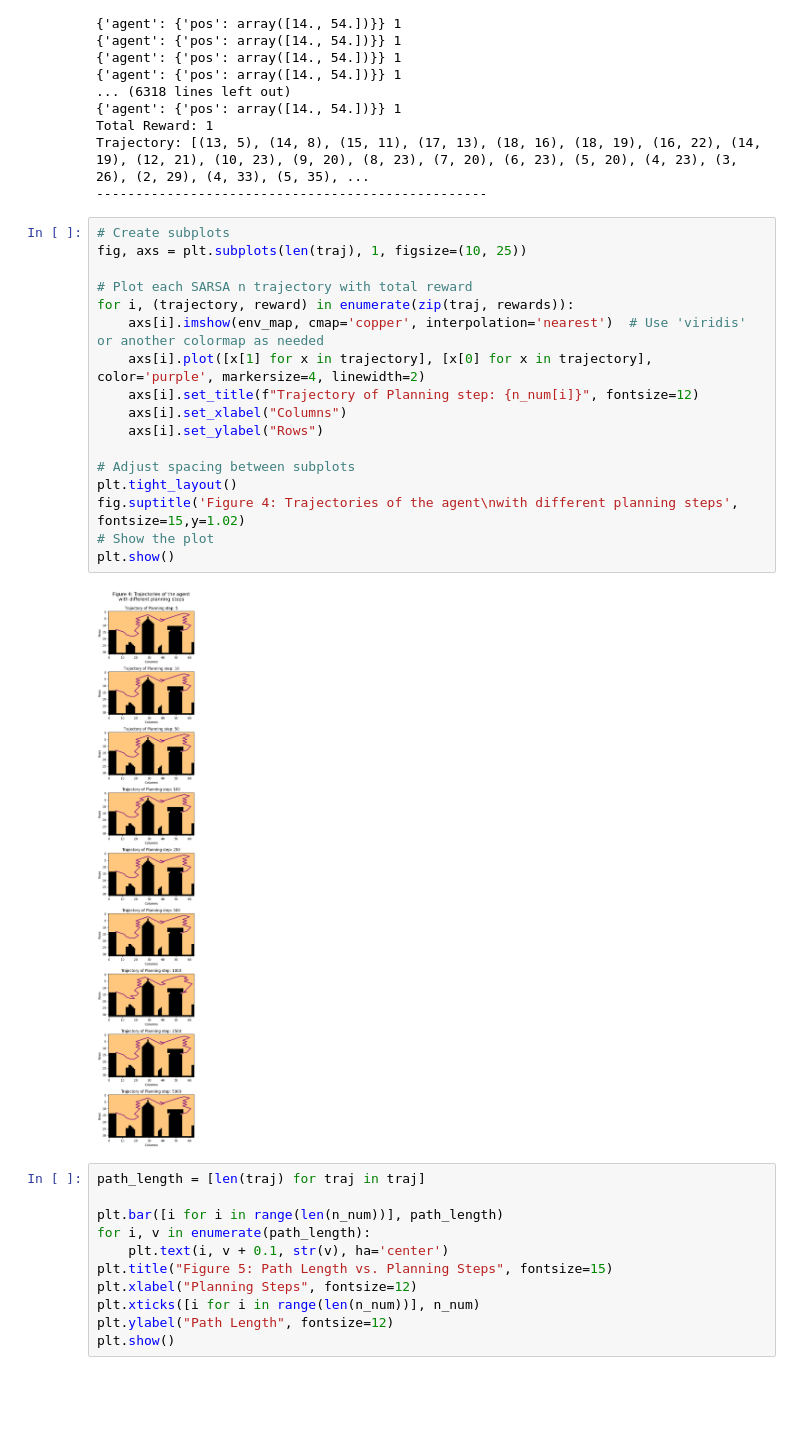
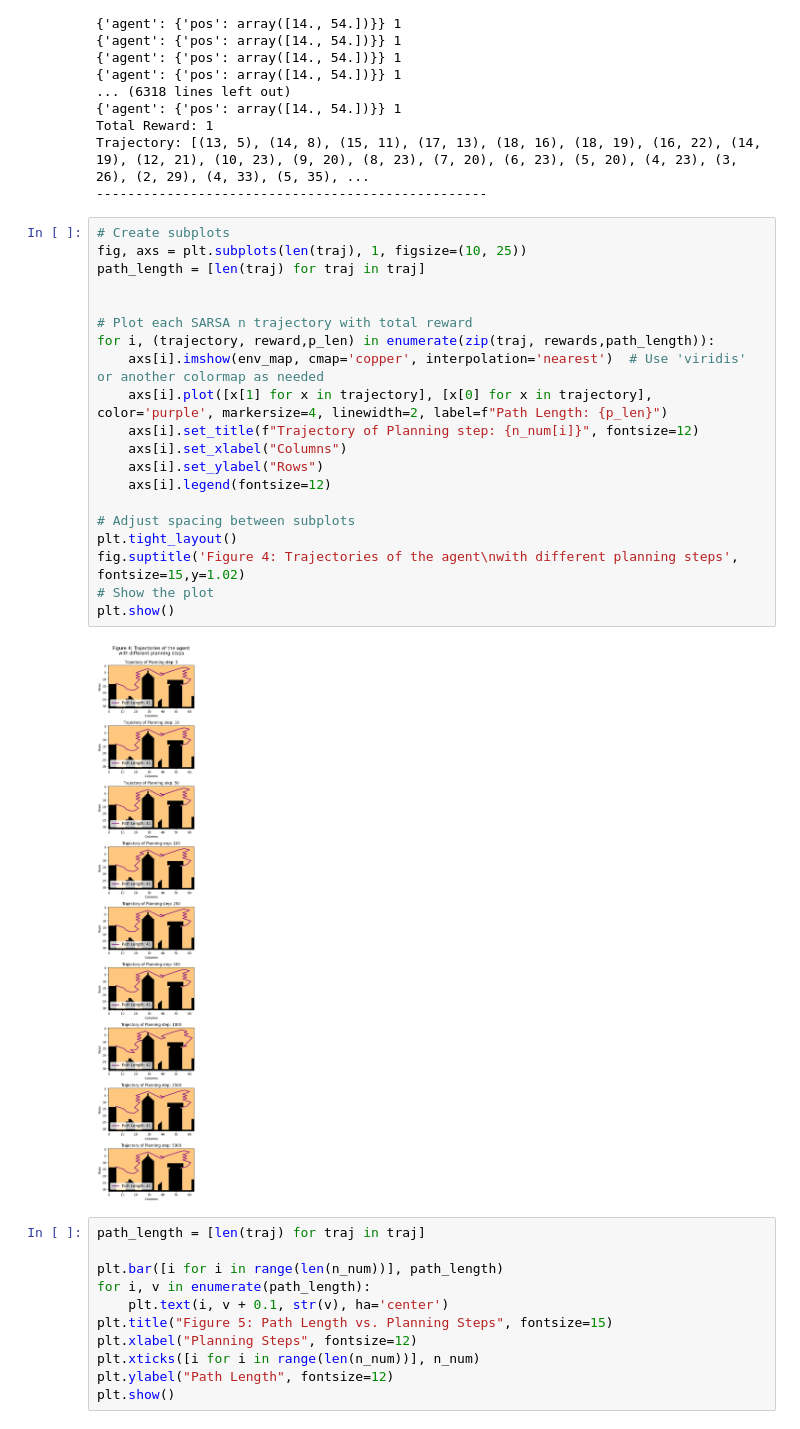
Before and after one commit to saraahmadi3/inf368, a Jupyter notebook: p4/sky.ipynb, the cells around one changed output. Cells and saved outputs as stored; diff of their text form; blank space fills up the shorter version.

```diff
--- a/p4/sky.ipynb
+++ b/p4/sky.ipynb
@@ -655,22 +655,25 @@ Trajectory: [(13, 5), (14, 8), (15, 11), (17, 13), (18, 16), (18, 19), (16, 22),
 # %%
 # Create subplots
 fig, axs = plt.subplots(len(traj), 1, figsize=(10, 25))
+path_length = [len(traj) for traj in traj]
+
 
 # Plot each SARSA n trajectory with total reward
-for i, (trajectory, reward) in enumerate(zip(traj, rewards)):
+for i, (trajectory, reward,p_len) in enumerate(zip(traj, rewards,path_length)):
     axs[i].imshow(env_map, cmap='copper', interpolation='nearest')  # Use 'viridis' or another colormap as needed
-    axs[i].plot([x[1] for x in trajectory], [x[0] for x in trajectory], color='purple', markersize=4, linewidth=2)
+    axs[i].plot([x[1] for x in trajectory], [x[0] for x in trajectory], color='purple', markersize=4, linewidth=2, label=f"Path Length: {p_len}")
     axs[i].set_title(f"Trajectory of Planning step: {n_num[i]}", fontsize=12)
     axs[i].set_xlabel("Columns")
     axs[i].set_ylabel("Rows")
+    axs[i].legend(fontsize=12)
 
 # Adjust spacing between subplots
 plt.tight_layout()
 fig.suptitle('Figure 4: Trajectories of the agent\nwith different planning steps', fontsize=15,y=1.02)
 # Show the plot
 plt.show()
 # %% [output]
-[figure, old version]
+[figure, new version]
 # %%
 path_length = [len(traj) for traj in traj]
 
```
Also changed, not shown: parts of 1 cell of this notebook, 9 other files.
